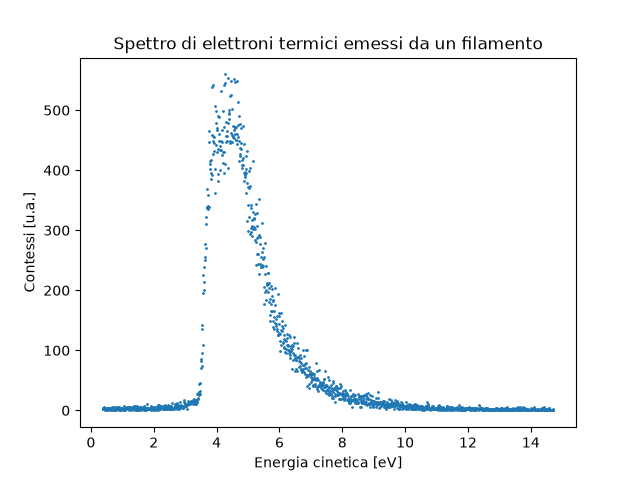
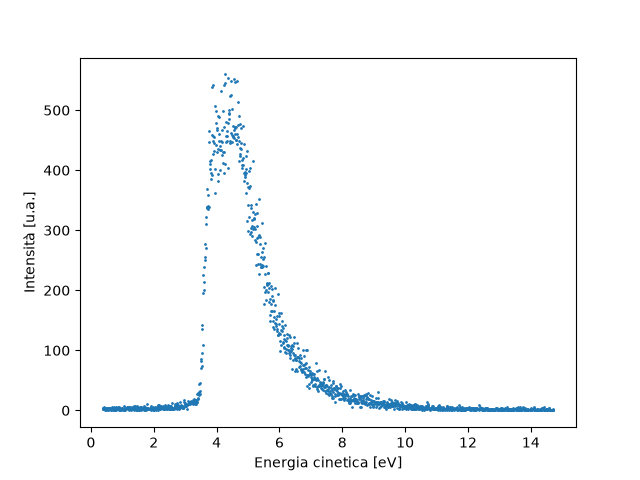
Code edit (unified diff) that turned the first committed figure into the second:
--- before
+++ after
@@ -3,6 +3,6 @@
 ax.scatter(s['KE_eV'], s['counts'], s=1)
 ax.set_xlabel('Energia cinetica [eV]')
-ax.set_ylabel('Contessi [u.a.]')
-ax.set_title('Spettro di elettroni termici emessi da un filamento')
-fig.savefig(fig_path / f'{files[0]}.png', dpi=300, bbox_inches='tight')
+ax.set_ylabel('Intensità [u.a.]')
+# ax.set_title('Spettro di elettroni termici emessi da un filamento')
+fig.savefig(fig_path / f'{files[0]}_presentation.png', dpi=300, bbox_inches='tight')
 plt.show()

Commit: update